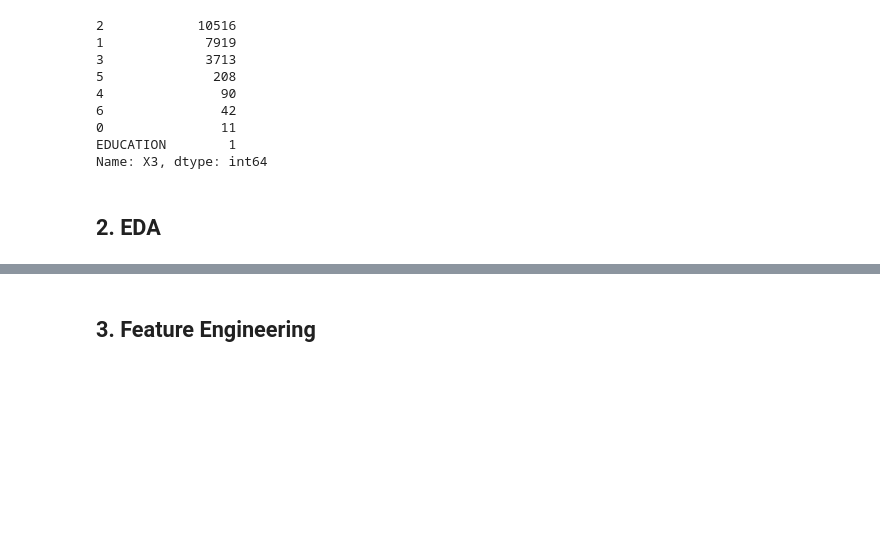
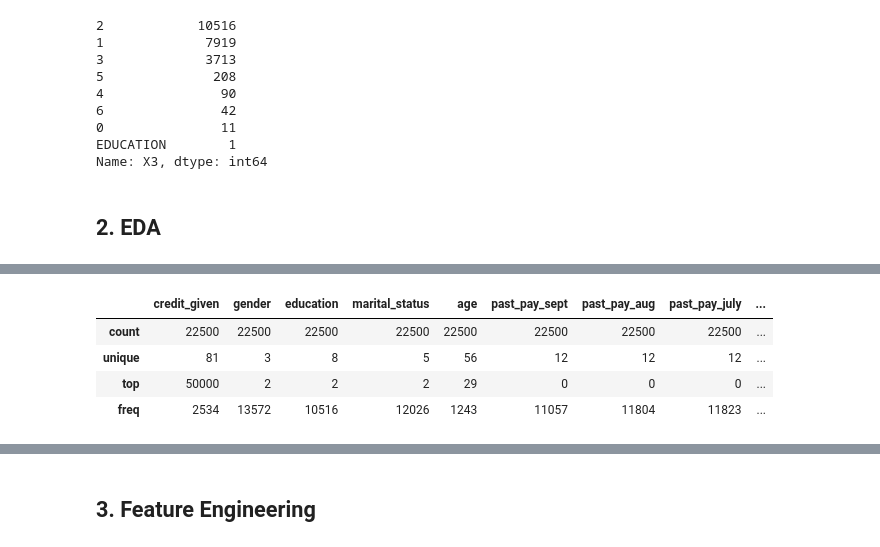
Before and after one commit to dorjeys3/Credit-Defaulting, a Jupyter notebook: classification-bakeoff-template.ipynb, the cells around one changed output, grey strips where cells are left out. Cells and saved outputs as stored; diff of their text form; code cells hidden in the pictures; blank space fills up the shorter version.

```diff
--- a/classification-bakeoff-template.ipynb
+++ b/classification-bakeoff-template.ipynb
@@ -148,0 +169,8 @@ Name: X3, dtype: int64
+# %%
+df.describe()
+# %% [output]
+|  | credit_given | gender | education | marital_status | age | past_pay_sept | past_pay_aug | past_pay_july | ... |
+| count | 22500 | 22500 | 22500 | 22500 | 22500 | 22500 | 22500 | 22500 | ... |
+| unique | 81 | 3 | 8 | 5 | 56 | 12 | 12 | 12 | ... |
+| top | 50000 | 2 | 2 | 2 | 29 | 0 | 0 | 0 | ... |
+| freq | 2534 | 13572 | 10516 | 12026 | 1243 | 11057 | 11804 | 11823 | ... |
```
Also changed, not shown: parts of 10 cells of this notebook.
